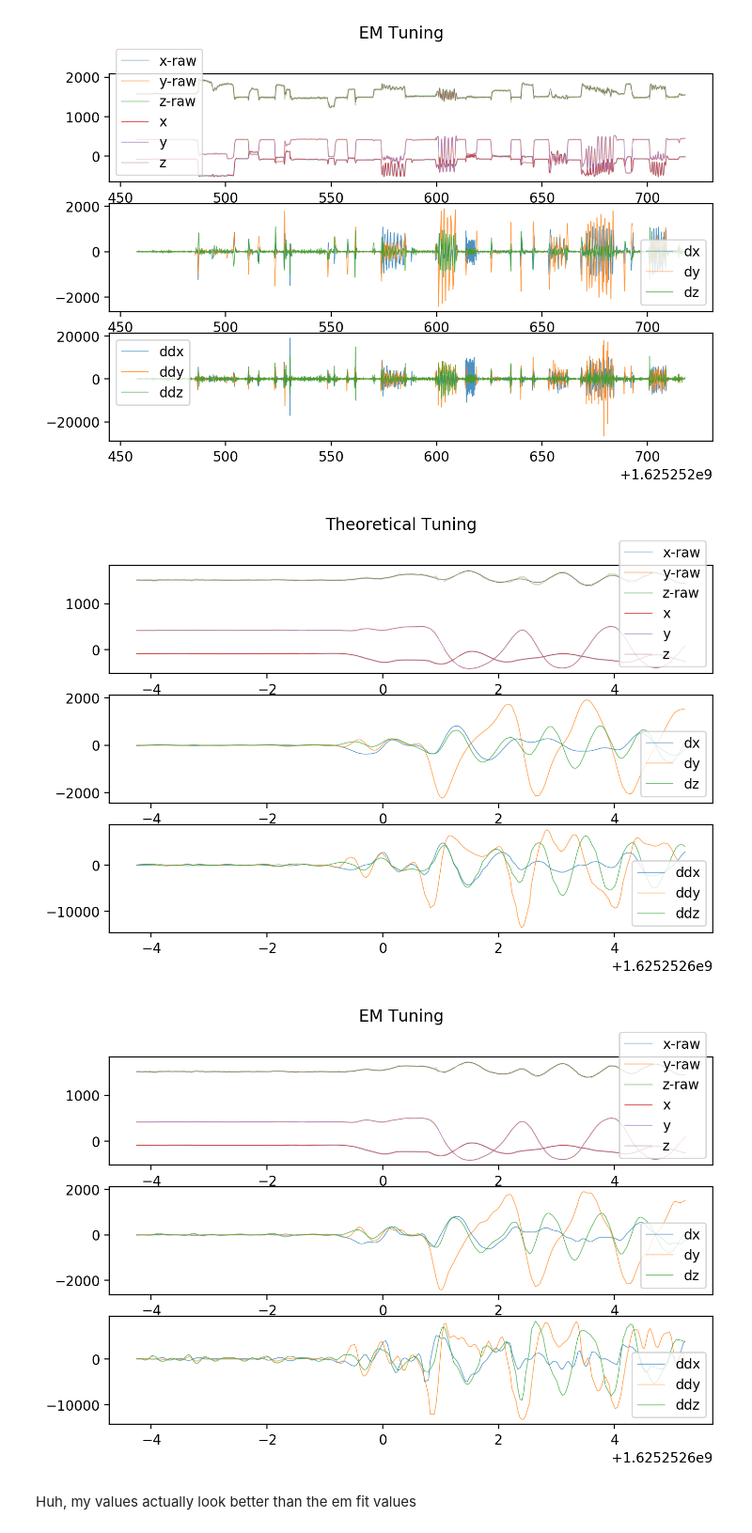
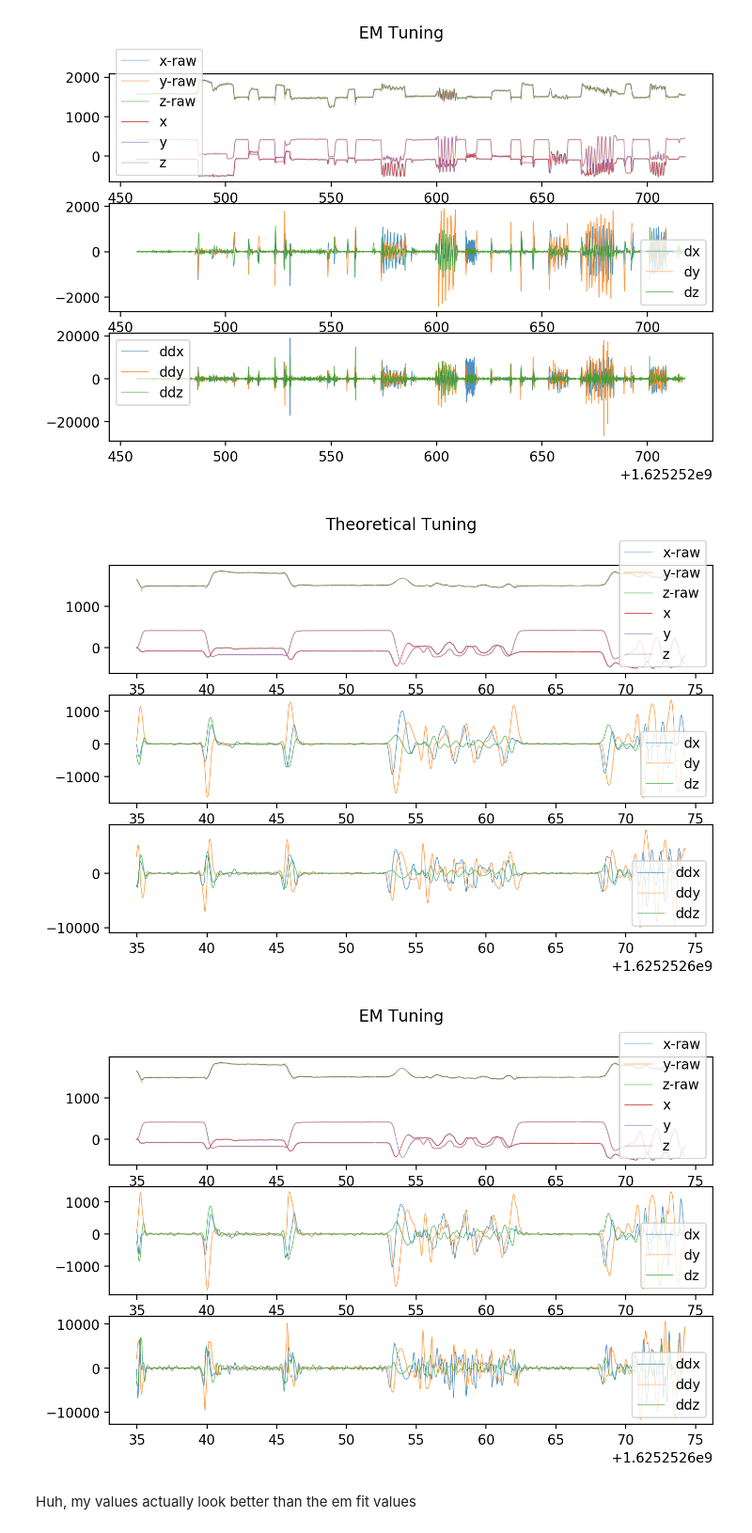
Before and after one commit to Rehab-Robotics-Lab/FloAssessmentPipeline, a Jupyter notebook: notebooks/simon_says_filtering.ipynb, the cells around one changed output. Shown at 94% size. Drawn from its saved outputs; the diff is of its cells as text; code cells hidden in the pictures.

Commit message:
reasonable simon says filtering

```diff
--- a/notebooks/simon_says_filtering.ipynb
+++ b/notebooks/simon_says_filtering.ipynb
@@ -24,7 +24,7 @@ from post_processing.src import plotting
 # %matplotlib notebook
 # %%
 data_folder=pathlib.Path("/media/mjsobrep/43CDA61E672B9161/pose")
-hdf5_files = hdf5_tools.load_hdf5_files(data_folder)
+hdf5_files = hdf5_tools.load_hdf5_files(data_folder)[0]
 # %%
 hdf5_tools.check_data(hdf5_files)
 # %% [output]
@@ -95,4 +95,4 @@ plt.plot(game_time, game_pose, linewidth=.5)
  <matplotlib.lines.Line2D at 0x...>]
 [figure]
 # %%
-bad_vals = np.unique(np.concatenate([hampel_filter.hampel_filter(game_pose[:,axis],50,5) for axis in range(3)], axis=0))
+bad_vals = np.unique(np.concatenate([hampel_filter.hampel_filter_v(game_pose[:,axis],50,5) for axis in range(3)], axis=0))
@@ -234,13 +242,13 @@ plotting.plot_model_results(game_time, game_pose_masked, xs2, title='EM Tuning')
 [figure]
 [figure]
 # %%
-st=3500
-num_idx=250
+st=4500
+num_idx=1000
 plotting.plot_model_results(game_time,game_pose_masked, xs,st, num_idx, title="Theoretical Tuning")
 plotting.plot_model_results(game_time,game_pose_masked, xs2, st, num_idx, title="EM Tuning")
 # %% [output]
-[figure, old version]
+[figure, new version]
-[figure, old version]
+[figure, new version]
 # %% [markdown]
 Huh, my values actually look better than the em fit values
 # %%
```
Also changed, not shown: parts of 8 cells of this notebook, 12 other files.
